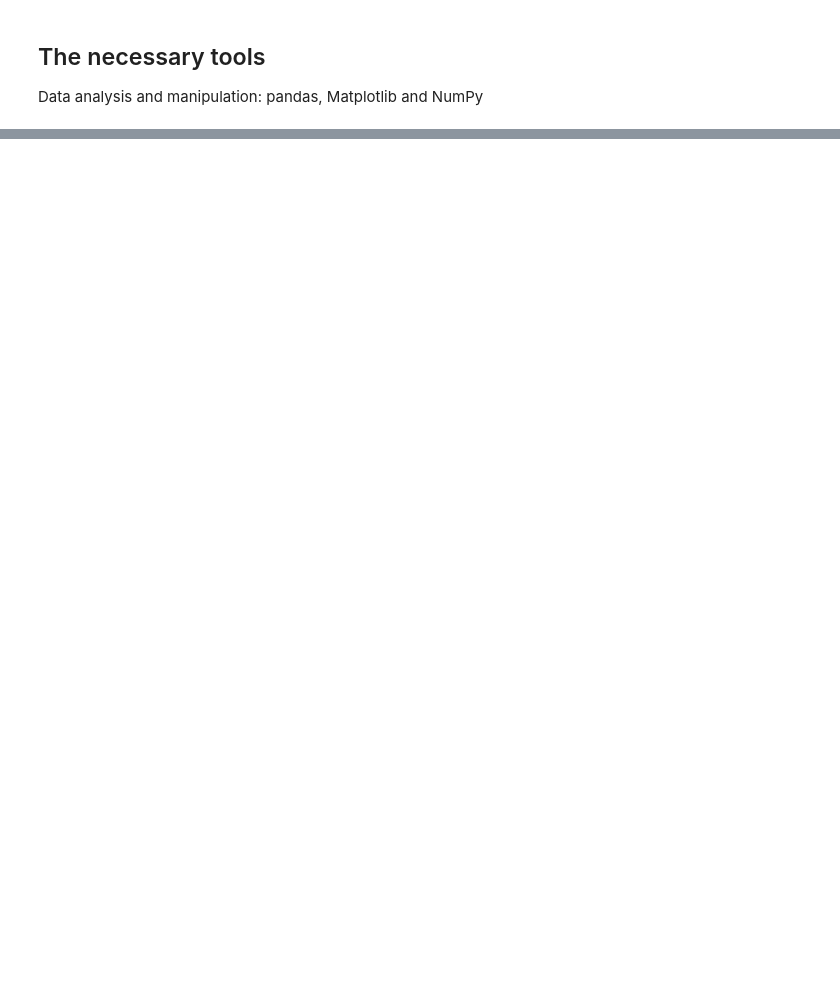
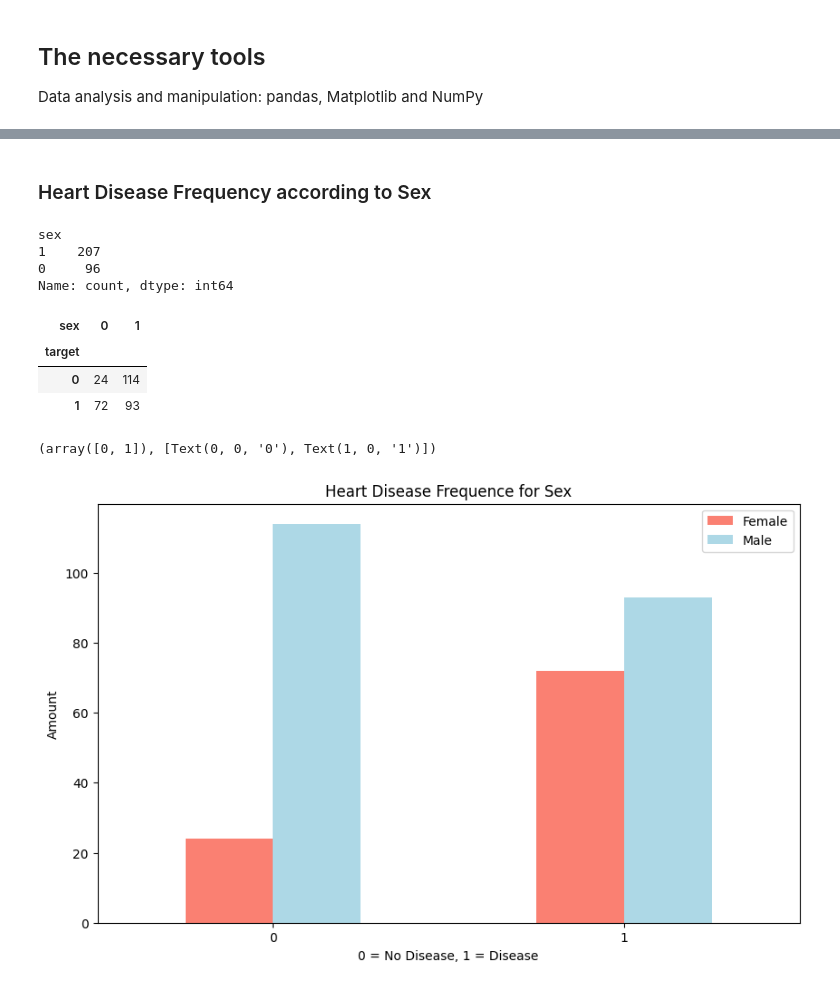
Before and after one commit to AleksandarBuk/Heart-Disease-Classification, a Jupyter notebook: Heart-disease-classification.ipynb, the cells around one changed output, grey strips where cells are left out. Drawn from its saved outputs; the diff is of its cells as text; code cells hidden in the pictures; blank space fills up the shorter version.

```diff
--- a/Heart-disease-classification.ipynb
+++ b/Heart-disease-classification.ipynb
@@ -73,0 +80,5 @@ from sklearn.metrics import plot_roc_curve
+# %%
+import pandas as pd
+
+df = pd.read_csv("heart-disease.csv")
+df.shape
@@ -73,0 +137,32 @@ from sklearn.metrics import plot_roc_curve
+# %% [markdown]
+### Heart Disease Frequency according to Sex
+# %%
+df.sex.value_counts()
+# %% [output]
+sex
+1    207
+0     96
+Name: count, dtype: int64
+# %%
+# Compare target column with sex column
+pd.crosstab(df.target, df.sex)
+# %% [output]
+| sex | 0 | 1 |
+| target |  |  |
+| 0 | 24 | 114 |
+| 1 | 72 | 93 |
+# %%
+import matplotlib.pyplot as plt
+
+# Create a plto of crosstab
+pd.crosstab(df.target, df.sex).plot(kind="bar",
+                                   figsize=(10, 6),
+                                   color=["salmon", "lightblue"]);
+plt.title("Heart Disease Frequence for Sex")
+plt.xlabel("0 = No Disease, 1 = Disease")
+plt.ylabel("Amount")
+plt.legend(["Female", "Male"])
+plt.xticks(rotation=0)
+# %% [output]
+(array([0, 1]), [Text(0, 0, '0'), Text(1, 0, '1')])
+[figure, added]
```
Also changed, not shown: parts of 26 cells of this notebook.
